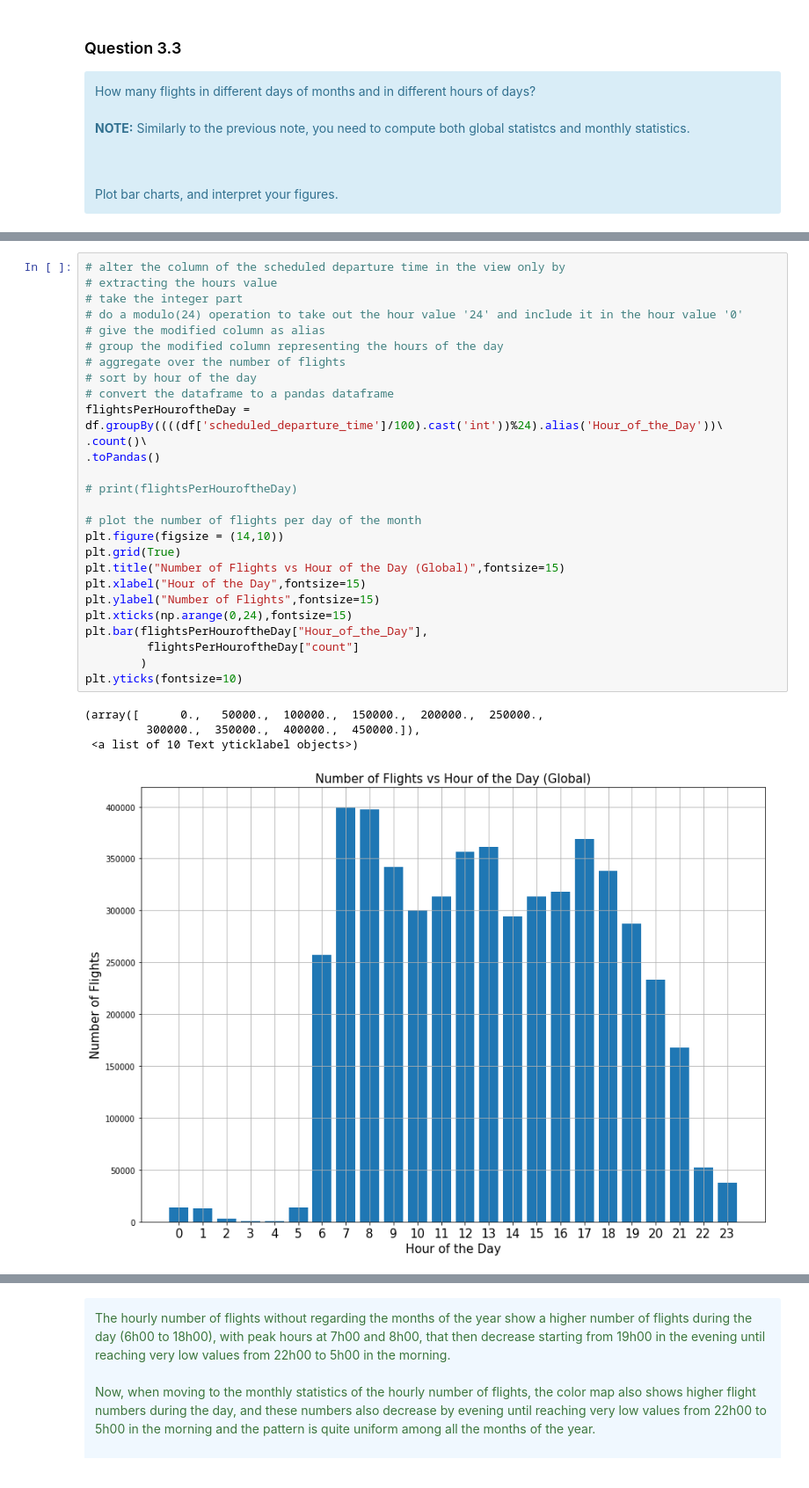
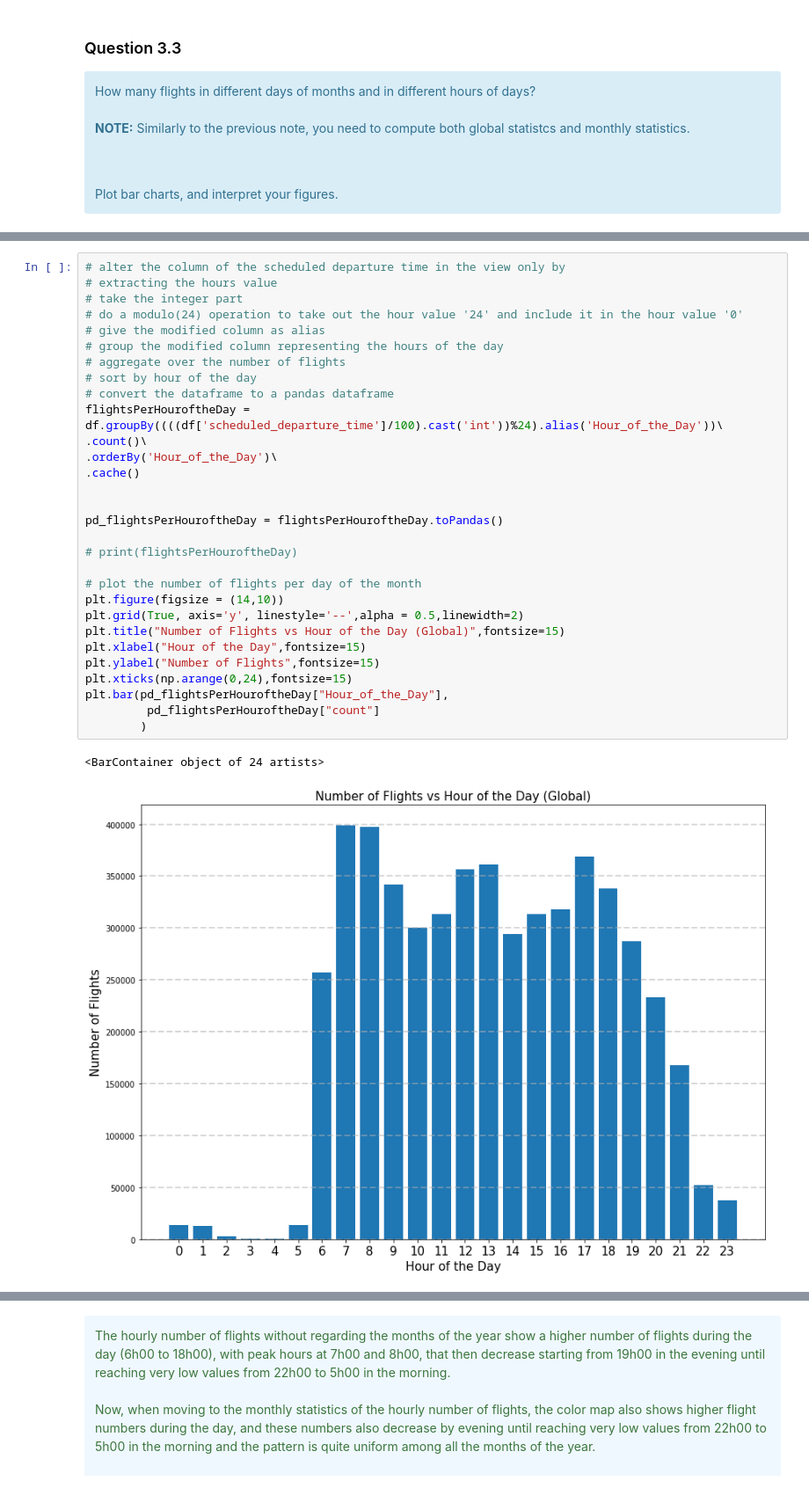
Before and after one commit to kandakji/SparkSQL-Analysis-Aviation-Data, a Jupyter notebook: SPARSQL.ipynb, the cells around one changed output, grey strips where cells are left out. Shown at 88% size. Drawn from its saved outputs; the diff is of its cells as text.

```diff
--- a/SPARSQL.ipynb
+++ b/SPARSQL.ipynb
@@ -749,32 +689,33 @@ The monthly statistics of the number of flights for the days of the month show a
 # %%
 # alter the column of the scheduled departure time in the view only by
 # extracting the hours value
 # take the integer part
 # do a modulo(24) operation to take out the hour value '24' and include it in the hour value '0'
 # give the modified column as alias
 # group the modified column representing the hours of the day
 # aggregate over the number of flights
 # sort by hour of the day
 # convert the dataframe to a pandas dataframe
 flightsPerHouroftheDay = df.groupBy((((df['scheduled_departure_time']/100).cast('int'))%24).alias('Hour_of_the_Day'))\
 .count()\
-.toPandas()
+.orderBy('Hour_of_the_Day')\
+.cache()
+
+
+pd_flightsPerHouroftheDay = flightsPerHouroftheDay.toPandas()
 
 # print(flightsPerHouroftheDay)
 
 # plot the number of flights per day of the month
 plt.figure(figsize = (14,10))
-plt.grid(True)
+plt.grid(True, axis='y', linestyle='--',alpha = 0.5,linewidth=2)
 plt.title("Number of Flights vs Hour of the Day (Global)",fontsize=15)
 plt.xlabel("Hour of the Day",fontsize=15)
 plt.ylabel("Number of Flights",fontsize=15)
 plt.xticks(np.arange(0,24),fontsize=15)
-plt.bar(flightsPerHouroftheDay["Hour_of_the_Day"],
-         flightsPerHouroftheDay["count"]
+plt.bar(pd_flightsPerHouroftheDay["Hour_of_the_Day"],
+         pd_flightsPerHouroftheDay["count"]
         )
-plt.yticks(fontsize=10)
 # %% [output]
-(array([      0.,   50000.,  100000.,  150000.,  200000.,  250000.,
-         300000.,  350000.,  400000.,  450000.]),
- <a list of 10 Text yticklabel objects>)
+<BarContainer object of 24 artists>
-[figure, old version]
+[figure, new version]
```
Also changed, not shown: parts of 59 cells of this notebook.
